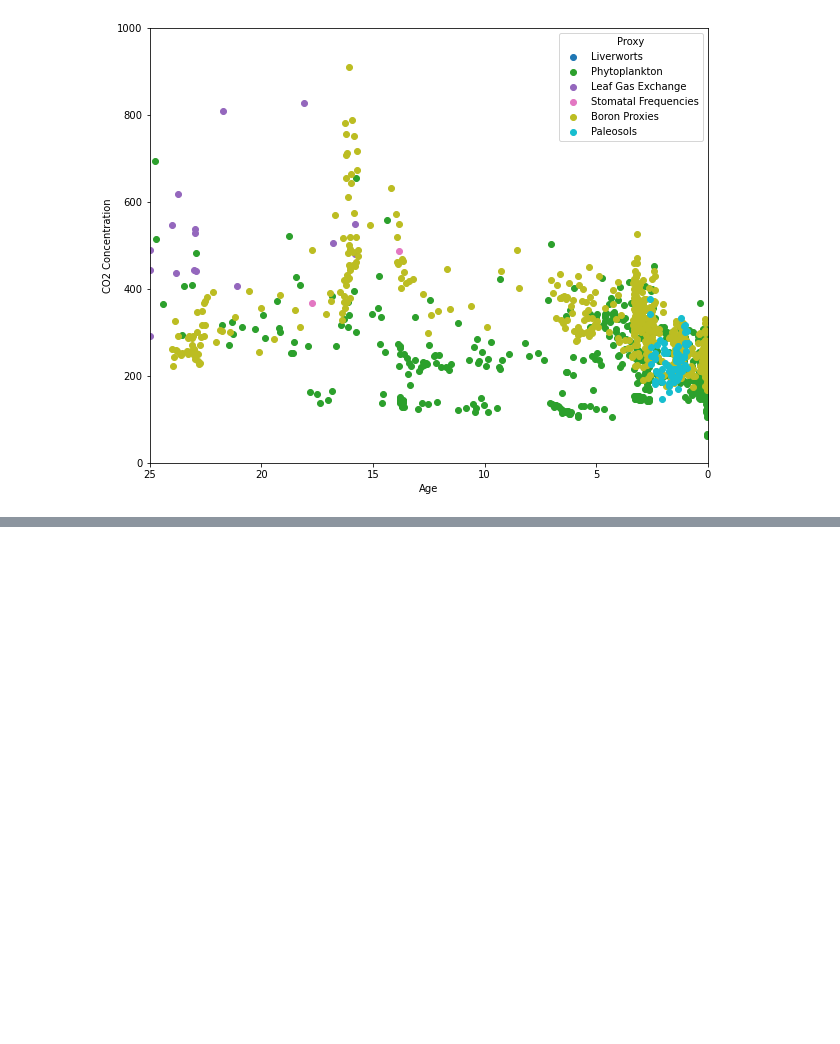
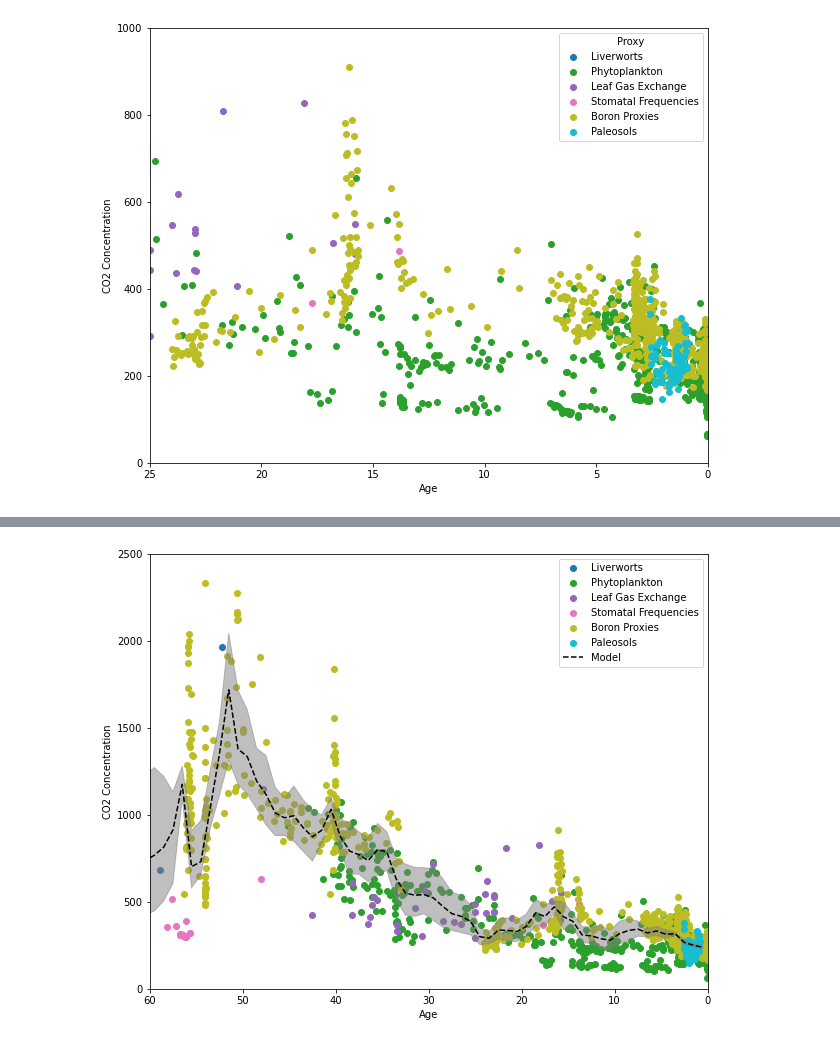
Before and after one commit to Swanson-Hysell/Earth_science_notebooks, a Jupyter notebook: paleoclimate/paleo_CO2/paleoCO2_plotting.ipynb, the cells around one changed output, grey strips where cells are left out. Saved outputs shown, nothing was run; the diff lists cells and outputs as text; code cells hidden in the pictures; blank space fills up the shorter version.

```diff
--- a/paleoclimate/paleo_CO2/paleoCO2_plotting.ipynb
+++ b/paleoclimate/paleo_CO2/paleoCO2_plotting.ipynb
@@ -66,0 +89,5 @@ df['co2'][0]
+# %%
+plot_co2_data(co2_proxy_data,age_range=(60, 0),with_error_bars=False, pCO2_range=(0, 2500),
+              proxy_category_1=True, proxy_category_2=False, model_df=co2_reconstruction_1Myr)
+# %% [output]
+[figure, added]
```
Also changed, not shown: parts of 11 cells of this notebook.
